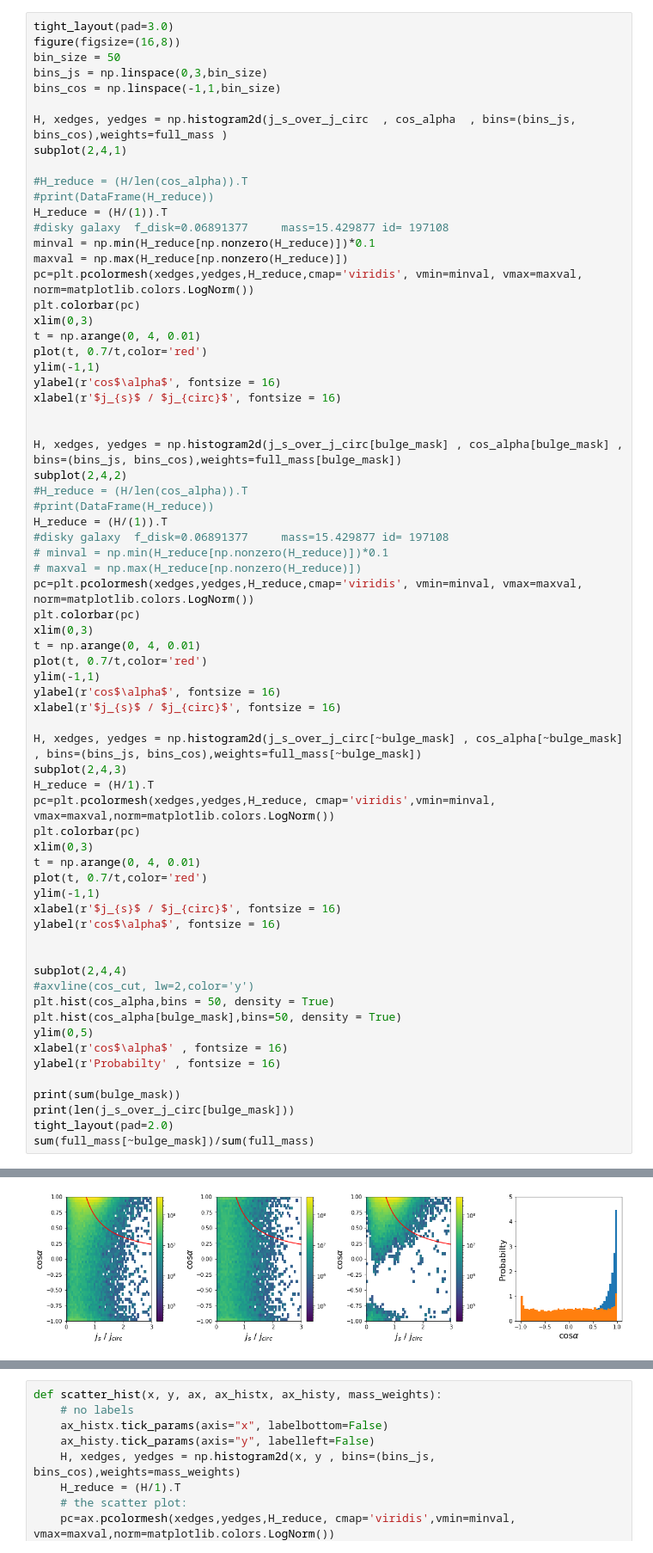
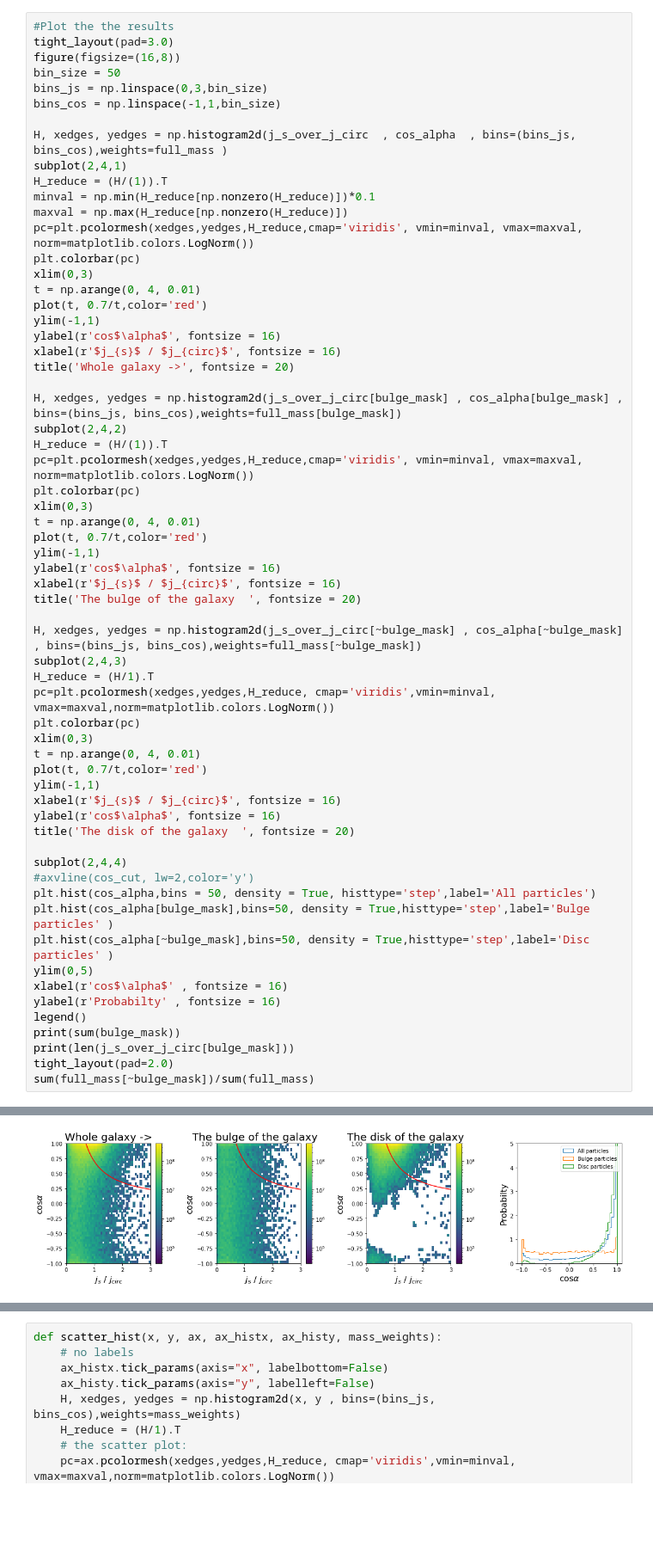
Before and after one commit to McWilliamsCenter/gal_decomp_paper, a Jupyter notebook: Monte_Carlo_NEW_KDE_on_total.ipynb, the cells around one changed output, grey strips where cells are left out. Shown at 86% size. Drawn from its saved outputs; the diff is of its cells as text; blank space fills up the shorter version.

```diff
--- a/Monte_Carlo_NEW_KDE_on_total.ipynb
+++ b/Monte_Carlo_NEW_KDE_on_total.ipynb
@@ -258,4 +273,5 @@ bulge_mask = np.greater((w_i),(rands))
 # %%
+#Plot the the results
 tight_layout(pad=3.0)
 figure(figsize=(16,8))
 bin_size = 50
@@ -264,11 +280,7 @@ bins_cos = np.linspace(-1,1,bin_size)
 
 H, xedges, yedges = np.histogram2d(j_s_over_j_circ  , cos_alpha  , bins=(bins_js, bins_cos),weights=full_mass )
 subplot(2,4,1)
-
-#H_reduce = (H/len(cos_alpha)).T
-#print(DataFrame(H_reduce))
 H_reduce = (H/(1)).T
-#disky galaxy  f_disk=0.06891377     mass=15.429877 id= 197108
 minval = np.min(H_reduce[np.nonzero(H_reduce)])*0.1
 maxval = np.max(H_reduce[np.nonzero(H_reduce)])
 pc=plt.pcolormesh(xedges,yedges,H_reduce,cmap='viridis', vmin=minval, vmax=maxval, norm=matplotlib.colors.LogNorm())
@@ -279,16 +291,11 @@ plot(t, 0.7/t,color='red')
 ylim(-1,1)
 ylabel(r'cos$\alpha$', fontsize = 16)
 xlabel(r'$j_{s}$ / $j_{circ}$', fontsize = 16)
-
+title('Whole galaxy ->', fontsize = 20)
 
 H, xedges, yedges = np.histogram2d(j_s_over_j_circ[bulge_mask] , cos_alpha[bulge_mask] , bins=(bins_js, bins_cos),weights=full_mass[bulge_mask])
 subplot(2,4,2)
-#H_reduce = (H/len(cos_alpha)).T
-#print(DataFrame(H_reduce))
 H_reduce = (H/(1)).T
-#disky galaxy  f_disk=0.06891377     mass=15.429877 id= 197108
-# minval = np.min(H_reduce[np.nonzero(H_reduce)])*0.1
-# maxval = np.max(H_reduce[np.nonzero(H_reduce)])
 pc=plt.pcolormesh(xedges,yedges,H_reduce,cmap='viridis', vmin=minval, vmax=maxval, norm=matplotlib.colors.LogNorm())
 plt.colorbar(pc)
 xlim(0,3)
@@ -297,6 +304,7 @@ plot(t, 0.7/t,color='red')
 ylim(-1,1)
 ylabel(r'cos$\alpha$', fontsize = 16)
 xlabel(r'$j_{s}$ / $j_{circ}$', fontsize = 16)
+title('The bulge of the galaxy  ', fontsize = 20)
 
 H, xedges, yedges = np.histogram2d(j_s_over_j_circ[~bulge_mask] , cos_alpha[~bulge_mask] , bins=(bins_js, bins_cos),weights=full_mass[~bulge_mask])
 subplot(2,4,3)
@@ -309,16 +317,17 @@ plot(t, 0.7/t,color='red')
 ylim(-1,1)
 xlabel(r'$j_{s}$ / $j_{circ}$', fontsize = 16)
 ylabel(r'cos$\alpha$', fontsize = 16)
-
+title('The disk of the galaxy  ', fontsize = 20)
 
 subplot(2,4,4)
 #axvline(cos_cut, lw=2,color='y')
-plt.hist(cos_alpha,bins = 50, density = True)
-plt.hist(cos_alpha[bulge_mask],bins=50, density = True)
+plt.hist(cos_alpha,bins = 50, density = True, histtype='step',label='All particles')
+plt.hist(cos_alpha[bulge_mask],bins=50, density = True,histtype='step',label='Bulge particles' )
+plt.hist(cos_alpha[~bulge_mask],bins=50, density = True,histtype='step',label='Disc particles' )
 ylim(0,5)
 xlabel(r'cos$\alpha$' , fontsize = 16)
 ylabel(r'Probabilty' , fontsize = 16)
-
+legend()
 print(sum(bulge_mask))
 print(len(j_s_over_j_circ[bulge_mask]))
 tight_layout(pad=2.0)
@@ -330,2 +339,2 @@ sum(full_mass[~bulge_mask])/sum(full_mass)
 <Figure size 432x288 with 0 Axes>
-[figure, old version]
+[figure, new version]
```
Also changed, not shown: parts of 27 cells of this notebook.
